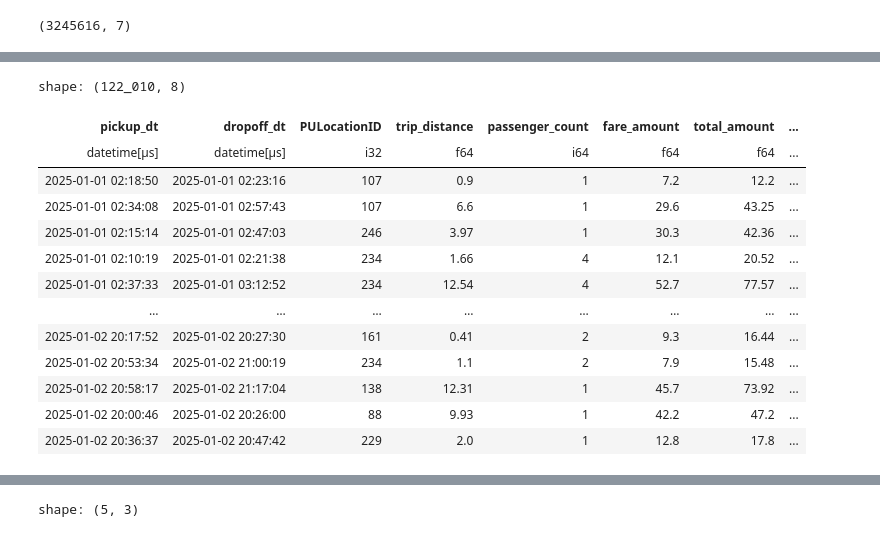
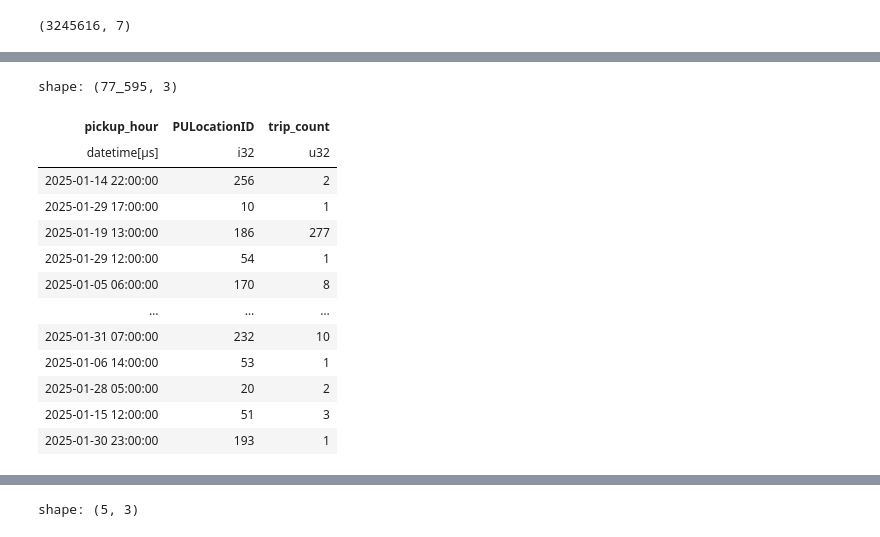
Before and after one commit to anjaneyajavvadi/Ride-Demand-Prediction-System, a Jupyter notebook: notebooks/v1.ipynb, the cells around one changed output, grey strips where cells are left out. Drawn from its saved outputs; the diff is of its cells as text; code cells hidden in the pictures.

```diff
--- a/notebooks/v1.ipynb
+++ b/notebooks/v1.ipynb
@@ -3,8 +13,8 @@ import polars as pl
 # %%
-import polars as pl
+
 
 df = pl.read_parquet(
-    "https://d37ci6vzurychx.cloudfront.net/trip-data/yellow_tripdata_2025-01.parquet"
+    "../data/raw/yellow_tripdata_2025-01.parquet",columns=COLUMNS_TO_KEEP
 )
 df.describe()
 # %% [output]
@@ -16,9 +36,0 @@ df.shape
-# %%
-import pandas as pd
-
-df = pd.read_parquet(
-    "https://d37ci6vzurychx.cloudfront.net/trip-data/yellow_tripdata_2025-01.parquet"
-)
-print(df.info())
-print(df.head(3))
-print(df.isnull().sum())
@@ -79,2 +36,0 @@ COLUMNS_TO_KEEP = [
-# %%
-df=pl.read_parquet("../data/raw/yellow_tripdata_2025-01.parquet",columns=COLUMNS_TO_KEEP)
@@ -141,4 +86,4 @@ df=df.with_columns(
     .alias("pickup_hour")
 )
 # %%
-df.group_by(["pickup_hour","PULocationID"]).len().rename({"len":"trip_count"}).sort(["pickup_hour","PULocationID"])
+agg_df=df.group_by(["pickup_hour","PULocationID"]).len().rename({"len":"trip_count"})
@@ -160,17 +90,17 @@ shape: (91_095, 3)
 # %%
-df[13500:135510]
+agg_df[13500:135510]
 # %% [output]
-shape: (122_010, 8)
+shape: (77_595, 3)
-| pickup_dt | dropoff_dt | PULocationID | trip_distance | passenger_count | fare_amount | total_amount | ... |
-| datetime[μs] | datetime[μs] | i32 | f64 | i64 | f64 | f64 | ... |
-| 2025-01-01 02:18:50 | 2025-01-01 02:23:16 | 107 | 0.9 | 1 | 7.2 | 12.2 | ... |
-| 2025-01-01 02:34:08 | 2025-01-01 02:57:43 | 107 | 6.6 | 1 | 29.6 | 43.25 | ... |
-| 2025-01-01 02:15:14 | 2025-01-01 02:47:03 | 246 | 3.97 | 1 | 30.3 | 42.36 | ... |
-| 2025-01-01 02:10:19 | 2025-01-01 02:21:38 | 234 | 1.66 | 4 | 12.1 | 20.52 | ... |
-| 2025-01-01 02:37:33 | 2025-01-01 03:12:52 | 234 | 12.54 | 4 | 52.7 | 77.57 | ... |
-| … | … | … | … | … | … | … | ... |
-| 2025-01-02 20:17:52 | 2025-01-02 20:27:30 | 161 | 0.41 | 2 | 9.3 | 16.44 | ... |
-| 2025-01-02 20:53:34 | 2025-01-02 21:00:19 | 234 | 1.1 | 2 | 7.9 | 15.48 | ... |
-| 2025-01-02 20:58:17 | 2025-01-02 21:17:04 | 138 | 12.31 | 1 | 45.7 | 73.92 | ... |
-| 2025-01-02 20:00:46 | 2025-01-02 20:26:00 | 88 | 9.93 | 1 | 42.2 | 47.2 | ... |
-| 2025-01-02 20:36:37 | 2025-01-02 20:47:42 | 229 | 2.0 | 1 | 12.8 | 17.8 | ... |
+| pickup_hour | PULocationID | trip_count |
+| datetime[μs] | i32 | u32 |
+| 2025-01-14 22:00:00 | 256 | 2 |
+| 2025-01-29 17:00:00 | 10 | 1 |
+| 2025-01-19 13:00:00 | 186 | 277 |
+| 2025-01-29 12:00:00 | 54 | 1 |
+| 2025-01-05 06:00:00 | 170 | 8 |
+| … | … | … |
+| 2025-01-31 07:00:00 | 232 | 10 |
+| 2025-01-06 14:00:00 | 53 | 1 |
+| 2025-01-28 05:00:00 | 20 | 2 |
+| 2025-01-15 12:00:00 | 51 | 3 |
+| 2025-01-30 23:00:00 | 193 | 1 |
```
Also changed, not shown: parts of 21 cells of this notebook, 1 other file.
